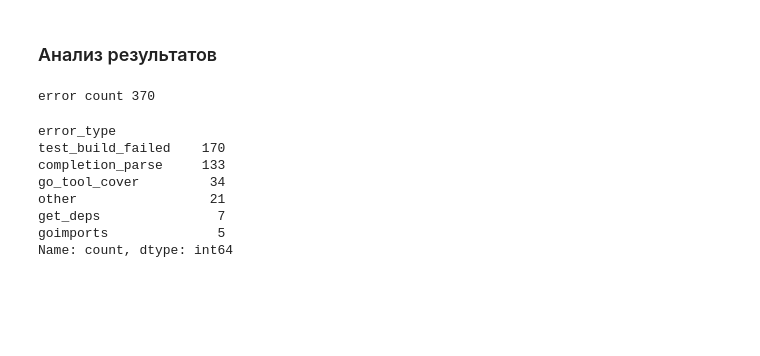
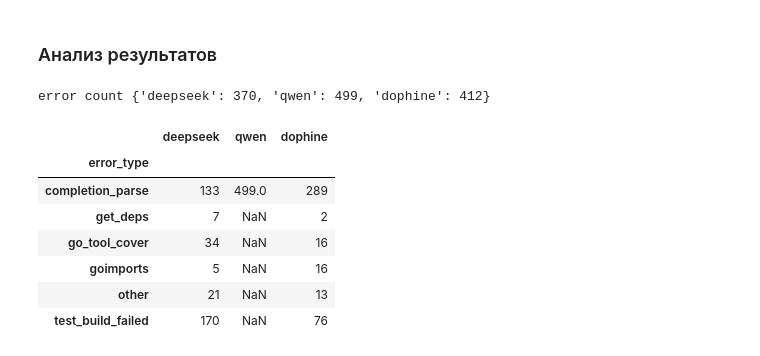
Before and after one commit to djvue/vkr, a Jupyter notebook: dataset/compare_models.ipynb, the cells around one changed output. Drawn from its saved outputs; the diff is of its cells as text; code cells hidden in the pictures; blank space fills up the shorter version.

```diff
--- a/dataset/compare_models.ipynb
+++ b/dataset/compare_models.ipynb
@@ -399,8 +399,15 @@ Dataset({
  'reward': 0.0}
 # %% [markdown]
 ### Анализ результатов
-# %%
-df = datasets.load_from_disk(DATA_DIR+'/by_file_test_scored_ds').to_pandas()
+# %%
+df1 = datasets.load_from_disk(DATA_DIR+'/by_file_test_scored_ds').to_pandas()
+df1['model'] = 'deepseek'
+df2 = datasets.load_from_disk(DATA_DIR+'/by_file_test_scored_qwen_ds').to_pandas()
+df2['model'] = 'qwen'
+df3 = datasets.load_from_disk(DATA_DIR+'/by_file_test_scored_dophine_ds').to_pandas()
+df3['model'] = 'dophine'
+
+df = pd.concat([df1, df2, df3])
 # %%
 df['coverage'] = df['result'].apply(lambda x: float(x['coverage']))
 df['mutation_score'] = df['result'].apply(lambda x: float(x['mutation_score']))
@@ -408,19 +415,19 @@ df['error_type'] = df['result'].apply(lambda x: str(x['error_type']))
 df['all_passed'] = df['result'].apply(lambda x: int(x['test_results']['all_passed']))
 df['is_error'] = df['error_type'] != ''
 # %%
-print('error count', len(df.query('is_error')))
+print('error count', {model: len(df.query('model == "'+model+'" and is_error')) for model in ['deepseek', 'qwen', 'dophine']})
 
-df.query('is_error')['error_type'].value_counts()
+pd.DataFrame.from_dict({model: df.query('model == "'+model+'" and is_error')['error_type'].value_counts() for model in ['deepseek', 'qwen', 'dophine']})
 # %% [output]
-error count 370
+error count {'deepseek': 370, 'qwen': 499, 'dophine': 412}
-error_type
-test_build_failed    170
-completion_parse     133
-go_tool_cover         34
-other                 21
-get_deps               7
-goimports              5
-Name: count, dtype: int64
+|  | deepseek | qwen | dophine |
+| error_type |  |  |  |
+| completion_parse | 133 | 499.0 | 289 |
+| get_deps | 7 | NaN | 2 |
+| go_tool_cover | 34 | NaN | 16 |
+| goimports | 5 | NaN | 16 |
+| other | 21 | NaN | 13 |
+| test_build_failed | 170 | NaN | 76 |
 # %%
 print('reward', df['reward'].mean())
 print('coverage', df.query('is_error == False')['coverage'].mean())
```
Also changed, not shown: parts of 1 cell of this notebook, 1 other file.
